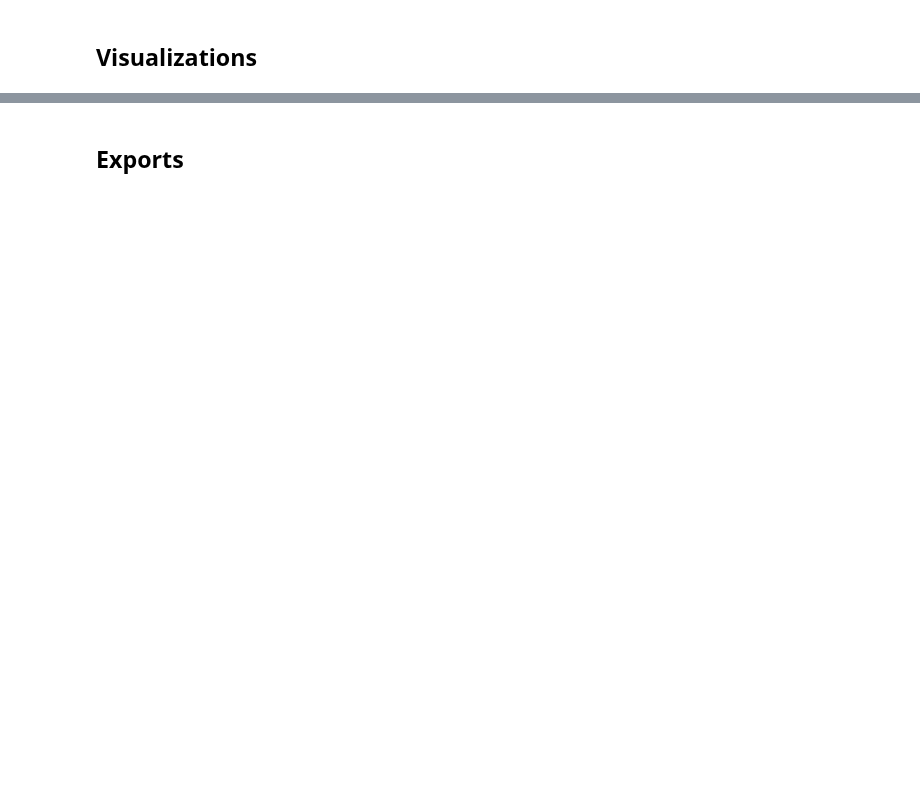
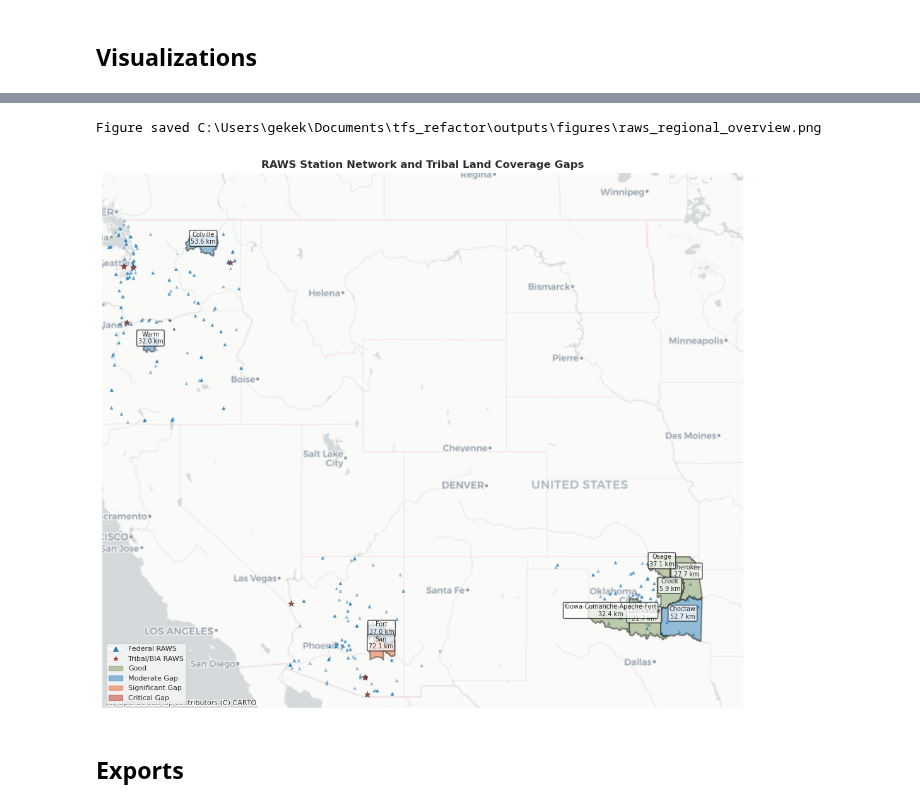
Before and after one commit to daearconsulting/tribal_fire_science, a Jupyter notebook: notebooks/fire_weather_monitoring_gaps.ipynb, the cells around one changed output, grey strips where cells are left out. Cells and saved outputs as stored; diff of their text form; code cells hidden in the pictures; blank space fills up the shorter version.

```diff
--- a/notebooks/fire_weather_monitoring_gaps.ipynb
+++ b/notebooks/fire_weather_monitoring_gaps.ipynb
@@ -489,8 +545,17 @@ plt.show()
 # Regional overview map: all Tribes and all RAWS stations
 fig, ax = plt.subplots(figsize=(14, 9))
 
-# All RAWS stations
-raws_3857 = raws.to_crs(3857)
+# Clip RAWS stations to study area
+bounds = tribal_lands.total_bounds
+study_bbox_3857 = geo_utils.bbox_geodataframe(
+    (bounds[0]-2, bounds[1]-2, bounds[2]+2, bounds[3]+2)
+).to_crs(3857)
+
+study_bbox_3857 = geo_utils.bbox_geodataframe(
+    (bounds[0]-2, bounds[1]-2, bounds[2]+2, bounds[3]+2)
+).to_crs(3857)
+raws_3857 = raws.to_crs(3857).clip(study_bbox_3857)
+
 raws_3857[~raws_3857["tribal_operated"]].plot(
     ax=ax, color=styles.SKY_BLUE, marker="^",
     markersize=15, alpha=0.5, edgecolor="none",
@@ -512,8 +577,6 @@ for cat, color in GAP_COLORS.items():
 
 # Labels
 for _, row in tribal_with_gap.iterrows():
-    cx = row.geometry.centroid.x
-    cy = row.geometry.centroid.y
     cx3, cy3 = (
         gpd.GeoDataFrame(geometry=[row.geometry.centroid], crs=constants.CRS_GEOGRAPHIC)
         .to_crs(3857).geometry.iloc[0].coords[0]
@@ -521,33 +584,40 @@ for _, row in tribal_with_gap.iterrows():
     ax.annotate(
         f"{row['NAME'].split()[0]}\n{row['nearest_km']} km",
         (cx3, cy3), ha="center", fontsize=7,
         bbox=dict(boxstyle="round,pad=0.2", facecolor="white", alpha=0.7),
     )
 
 try:
     ctx.add_basemap(ax, source=ctx.providers.CartoDB.Positron)
 except Exception:
     pass
 
+# Set map extent to study area before axis off
+xmin, ymin, xmax, ymax = study_bbox_3857.total_bounds
+ax.set_xlim(xmin, xmax)
+ax.set_ylim(ymin, ymax)
 ax.set_axis_off()
 ax.set_title(
     "RAWS Station Network and Tribal Land Coverage Gaps",
     fontsize=12, fontweight="bold",
 )
 ax.legend(
     handles=[
         plt.Line2D([0],[0], marker="^", color="w",
                    markerfacecolor=styles.SKY_BLUE, markersize=8, label="Federal RAWS"),
         plt.Line2D([0],[0], marker="*", color="w",
                    markerfacecolor=styles.EMBER_RED, markersize=10, label="Tribal/BIA RAWS"),
     ] + [
         mpatches.Patch(color=v, alpha=0.5, label=k) for k, v in GAP_COLORS.items()
     ],
     loc="lower left", fontsize=8,
 )
 plt.tight_layout()
 charts.save_figure(fig, "outputs/figures/raws_regional_overview.png")
 plt.show()
+# %% [output]
+Figure saved C:\Users\gekek\Documents\tfs_refactor\outputs\figures\raws_regional_overview.png
+[figure, added]
 # %% [markdown]
 ## Exports
 # %%
```
Also changed, not shown: parts of 8 cells of this notebook, 7 other files.
